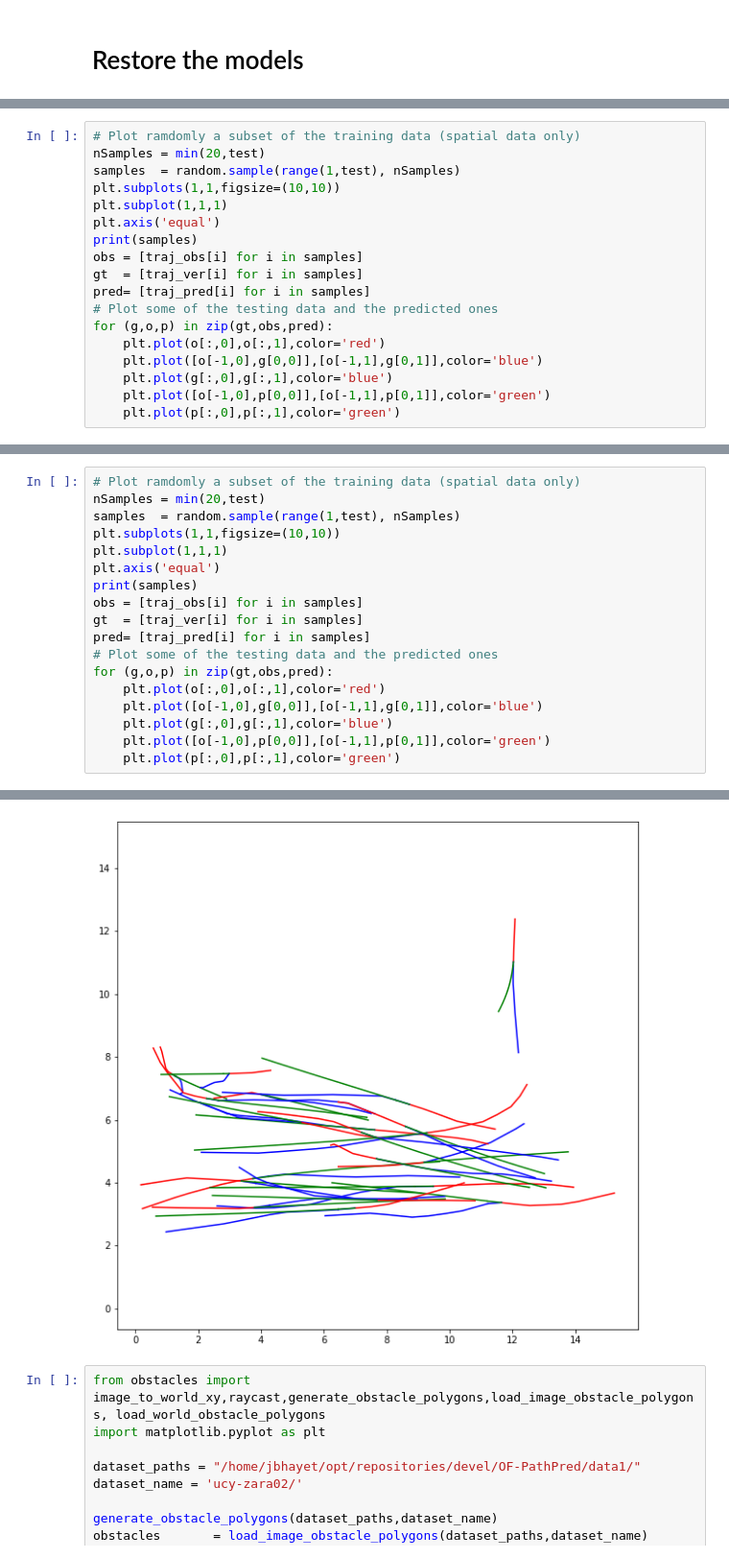
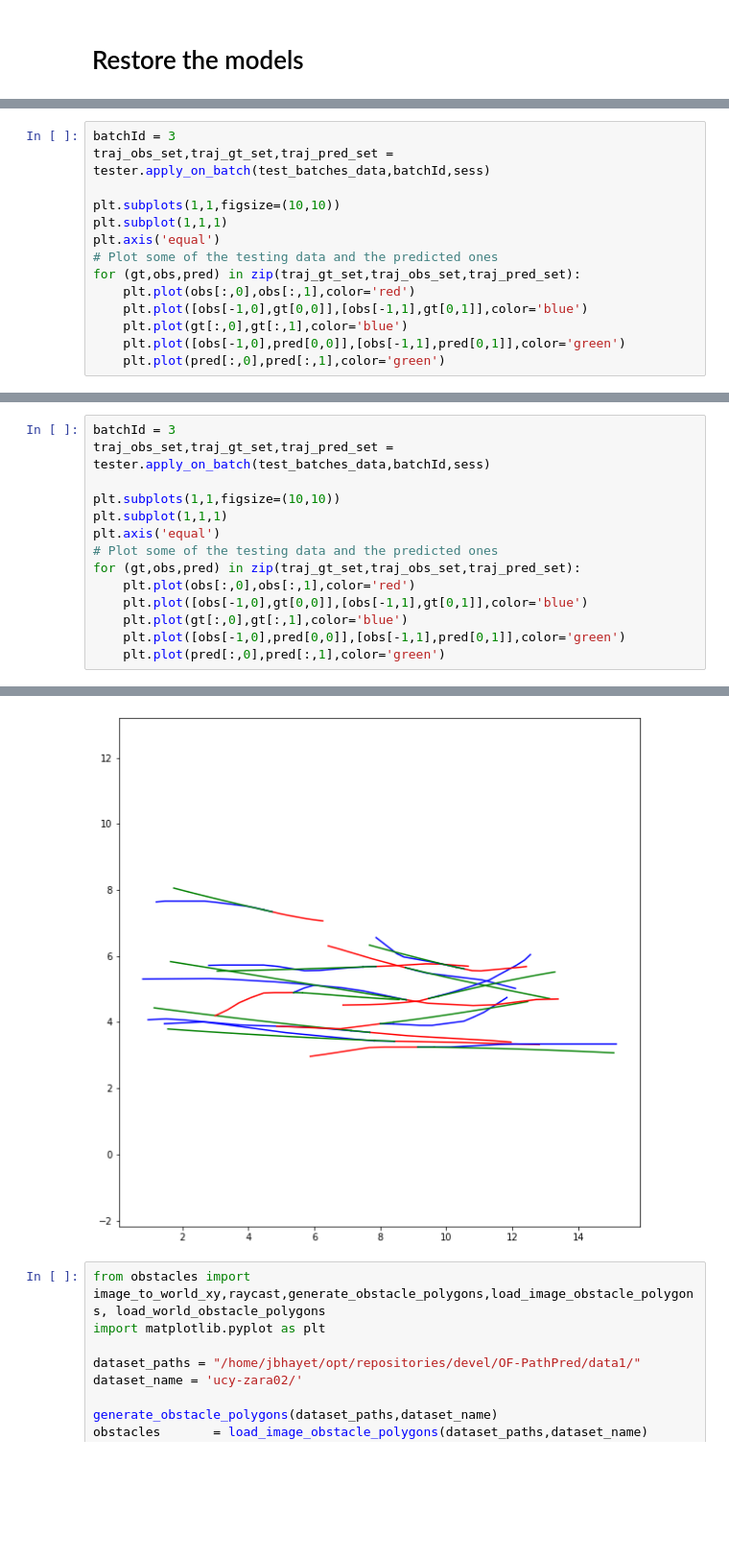
Before and after one commit to cimat-ris/OF-PathPred, a Jupyter notebook: evaluation_opticalflow/train_and_evaluate.ipynb, the cells around one changed output, grey strips where cells are left out. Shown: that part at 96% size. Cells and saved outputs as stored; diff of their text form; blank space fills up the shorter version.

Commit message:
Update entrenamientoevaluacion.py and train_and_evaluate.ipynb

```diff
--- a/evaluation_opticalflow/train_and_evaluate.ipynb
+++ b/evaluation_opticalflow/train_and_evaluate.ipynb
@@ -407,19 +410,15 @@ AttributeError: module 'itertools' has no attribute 'izip_longest'
 # %%
-# Plot ramdomly a subset of the training data (spatial data only)
-nSamples = min(20,test)
-samples  = random.sample(range(1,test), nSamples)
+batchId = 3
+traj_obs_set,traj_gt_set,traj_pred_set = tester.apply_on_batch(test_batches_data,batchId,sess)
+
 plt.subplots(1,1,figsize=(10,10))
 plt.subplot(1,1,1)
 plt.axis('equal')
-print(samples)
-obs = [traj_obs[i] for i in samples]
-gt  = [traj_ver[i] for i in samples]
-pred= [traj_pred[i] for i in samples]
 # Plot some of the testing data and the predicted ones
-for (g,o,p) in zip(gt,obs,pred):
-    plt.plot(o[:,0],o[:,1],color='red')
-    plt.plot([o[-1,0],g[0,0]],[o[-1,1],g[0,1]],color='blue')
-    plt.plot(g[:,0],g[:,1],color='blue')
-    plt.plot([o[-1,0],p[0,0]],[o[-1,1],p[0,1]],color='green')
-    plt.plot(p[:,0],p[:,1],color='green')
+for (gt,obs,pred) in zip(traj_gt_set,traj_obs_set,traj_pred_set):
+    plt.plot(obs[:,0],obs[:,1],color='red')
+    plt.plot([obs[-1,0],gt[0,0]],[obs[-1,1],gt[0,1]],color='blue')
+    plt.plot(gt[:,0],gt[:,1],color='blue')
+    plt.plot([obs[-1,0],pred[0,0]],[obs[-1,1],pred[0,1]],color='green')
+    plt.plot(pred[:,0],pred[:,1],color='green')
 # %% [output]
@@ -440,19 +437,15 @@ INFO:tensorflow:Restoring parameters from models/ucy-zara01/model_best.ckpt-0
 # %%
-# Plot ramdomly a subset of the training data (spatial data only)
-nSamples = min(20,test)
-samples  = random.sample(range(1,test), nSamples)
+batchId = 3
+traj_obs_set,traj_gt_set,traj_pred_set = tester.apply_on_batch(test_batches_data,batchId,sess)
+
 plt.subplots(1,1,figsize=(10,10))
 plt.subplot(1,1,1)
 plt.axis('equal')
-print(samples)
-obs = [traj_obs[i] for i in samples]
-gt  = [traj_ver[i] for i in samples]
-pred= [traj_pred[i] for i in samples]
 # Plot some of the testing data and the predicted ones
-for (g,o,p) in zip(gt,obs,pred):
-    plt.plot(o[:,0],o[:,1],color='red')
-    plt.plot([o[-1,0],g[0,0]],[o[-1,1],g[0,1]],color='blue')
-    plt.plot(g[:,0],g[:,1],color='blue')
-    plt.plot([o[-1,0],p[0,0]],[o[-1,1],p[0,1]],color='green')
-    plt.plot(p[:,0],p[:,1],color='green')
+for (gt,obs,pred) in zip(traj_gt_set,traj_obs_set,traj_pred_set):
+    plt.plot(obs[:,0],obs[:,1],color='red')
+    plt.plot([obs[-1,0],gt[0,0]],[obs[-1,1],gt[0,1]],color='blue')
+    plt.plot(gt[:,0],gt[:,1],color='blue')
+    plt.plot([obs[-1,0],pred[0,0]],[obs[-1,1],pred[0,1]],color='green')
+    plt.plot(pred[:,0],pred[:,1],color='green')
 # %% [output]
@@ -460,4 +452,4 @@ for (g,o,p) in zip(gt,obs,pred):
-[figure, old version]
+[figure, new version]
 # %%
 from obstacles import image_to_world_xy,raycast,generate_obstacle_polygons,load_image_obstacle_polygons, load_world_obstacle_polygons
 import matplotlib.pyplot as plt
```
Also changed, not shown: parts of 11 cells of this notebook, 1 other file.
